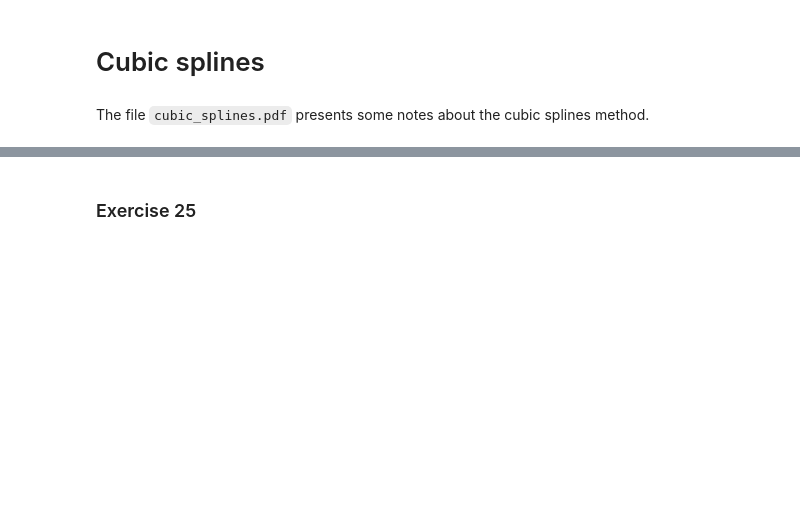
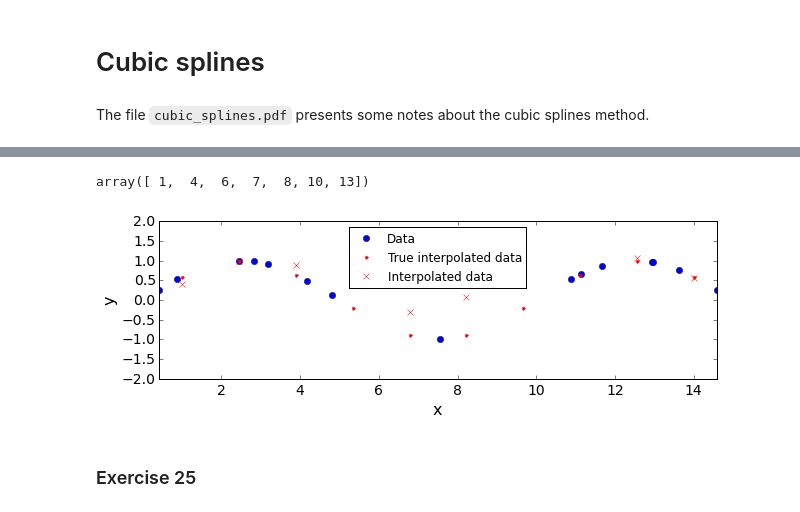
Before and after one commit to birocoles/Disciplina-metodos-computacionais, a Jupyter notebook: Content/cub_splines.ipynb, the cells around one changed output, grey strips where cells are left out. Cells and saved outputs as stored; diff of their text form; code cells hidden in the pictures; blank space fills up the shorter version.

Commit message:
tentative implementation of the cubic splines

```diff
--- a/Content/cub_splines.ipynb
+++ b/Content/cub_splines.ipynb
@@ -17,3 +12,0 @@ y = np.sin(2.*np.pi*x/10.)  # data values
-# %%
-x0 = np.linspace(0., 10., 5+3*4) # x coordinates of the interpolating points
-y0 = np.sin(2.*np.pi*x0/10.)   # true values of the original function at the interpolation points
@@ -211,2 +146,6 @@ for sp in split:
+# %%
+t_intervals
+# %% [output]
+array([ 1,  4,  6,  7,  8, 10, 13])
 # %%
 b,c,d = spline3(x,y)
@@ -215,19 +152,21 @@ t = np.linspace(0.25, 0.75, 3)
 # %%
-x0_calc, y0_calc = spline3_interpolate(y[:L-1],b[:L-1],c,d,t,x)
+y0_calc = spline3_interpolate3(y[:L-1],b[:L-1],c,d,x,x0)
 # %%
 plt.figure(figsize=(10,10))
 plt.axis('scaled')
 plt.plot(x, y, 'bo', label='Data')
-plt.plot(x0, y0, 'b.', label='True interpolated data')
-plt.plot(x0_calc, y0_calc, 'xr', label='Interpolated data')
-plt.xlim(np.min(x0), np.max(x0))
+plt.plot(x0, y0, 'r.', label='True interpolated data')
+plt.plot(x0, y0_calc, 'xr', label='Interpolated data')
+plt.xlim(np.min([np.min(x0),np.min(x)]), np.max([np.max(x0),np.max(x)]))
 plt.ylim(-2., 2.)
 plt.xlabel('x', fontsize=16)
 plt.ylabel('y', fontsize=16)
 plt.xticks(fontsize=14)
 plt.yticks(fontsize=14)
-plt.legend(loc='best', numpoints=1, fontsize=16)
+plt.legend(loc='best', numpoints=1, fontsize=12)
 plt.show()
+# %% [output]
+[figure, added]
 # %% [markdown]
 ### Exercise 25
 # %% [markdown]
```
Also changed, not shown: parts of 13 cells of this notebook.
